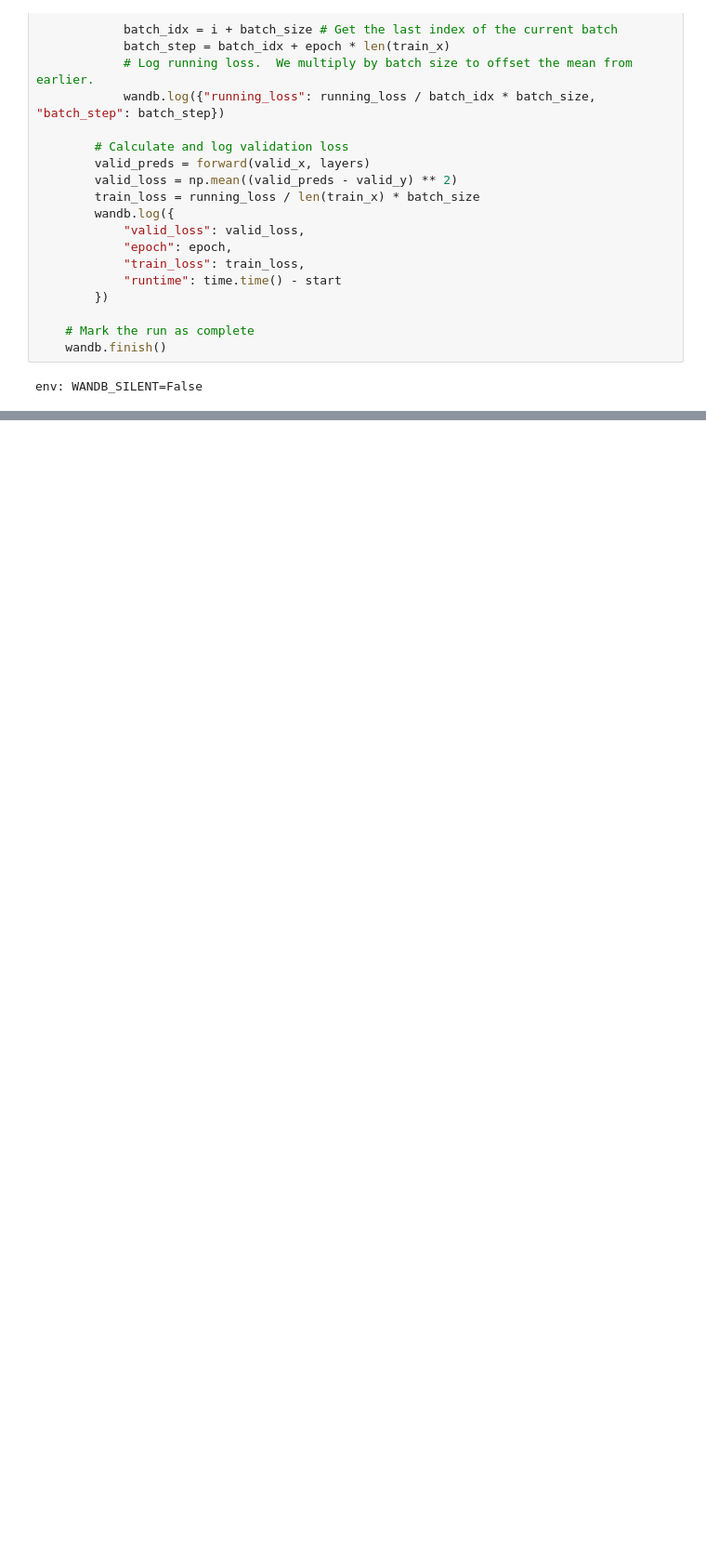
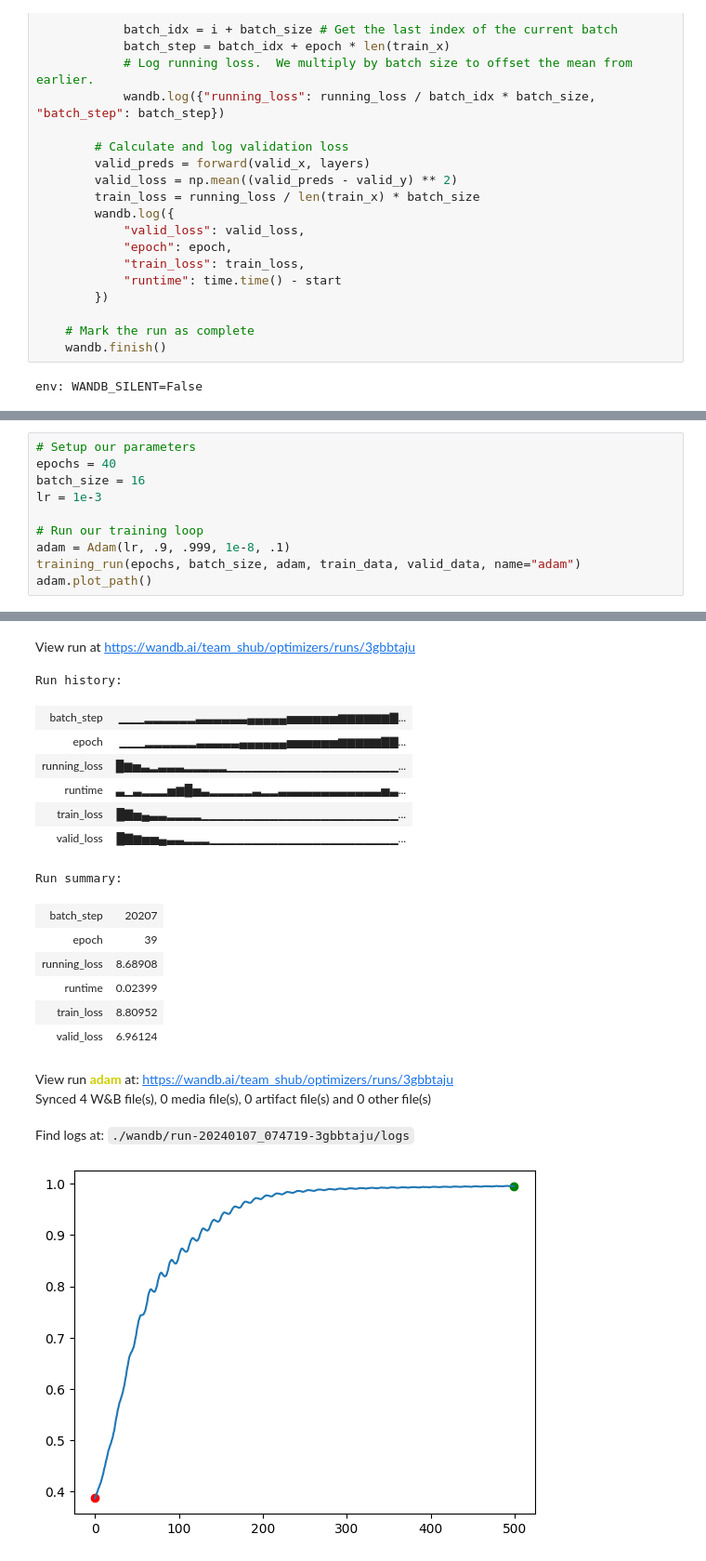
Before and after one commit to shub2022/DLS_from_scratch, a Jupyter notebook: code/optimizer.ipynb, the cells around one changed output, grey strips where cells are left out. Shown at 93% size. Cells and saved outputs as stored; diff of their text form; blank space fills up the shorter version.

```diff
--- a/code/optimizer.ipynb
+++ b/code/optimizer.ipynb
@@ -291,0 +487,11 @@ Changes to your `wandb` environment variables will be ignored because your `wand
+# %%
+# Setup our parameters
+epochs = 40
+batch_size = 16
+lr = 1e-3
+
+# Run our training loop
+adam = Adam(lr, .9, .999, 1e-8, .1)
+training_run(epochs, batch_size, adam, train_data, valid_data, name="adam")
+adam.plot_path()
+# %% [output]
@@ -291,0 +504,19 @@ Changes to your `wandb` environment variables will be ignored because your `wand
+View run at https://wandb.ai/team_shub/optimizers/runs/3gbbtaju
+Run history:
+| batch_step | ▁▁▁▂▂▂▂▂▂▃▃▃▃▃▃▄▄▄▄▄▅▅▅▅▅▅▆▆▆▆▆▆▇... |
+| epoch | ▁▁▁▂▂▂▂▂▂▃▃▃▃▃▄▄▄▄▄▄▅▅▅▅▅▅▆▆▆▆▆▇▇... |
+| running_loss | █▆▅▃▂▃▃▃▂▂▂▂▂▁▁▁▁▁▁▁▁▁▁▁▁▁▁▁▁▁▁▁▁... |
+| runtime | ▃▁▃▂▂▂▅▆█▅▃▂▂▂▂▂▃▂▂▃▃▃▃▃▃▃▃▃▃▃▃▅▃... |
+| train_loss | █▇▅▄▃▃▂▂▂▂▁▁▁▁▁▁▁▁▁▁▁▁▁▁▁▁▁▁▁▁▁▁▁... |
+| valid_loss | █▇▆▅▅▄▃▃▂▂▂▁▁▁▁▁▁▁▁▁▁▁▁▁▁▁▁▁▁▁▁▁▁... |
+Run summary:
+| batch_step | 20207 |
+| epoch | 39 |
+| running_loss | 8.68908 |
+| runtime | 0.02399 |
+| train_loss | 8.80952 |
+| valid_loss | 6.96124 |
+View run adam at: https://wandb.ai/team_shub/optimizers/runs/3gbbtaju
+Synced 4 W&B file(s), 0 media file(s), 0 artifact file(s) and 0 other file(s)
+Find logs at: ./wandb/run-20240107_074719-3gbbtaju/logs
+[figure, added]
```
Also changed, not shown: parts of 8 cells of this notebook.
